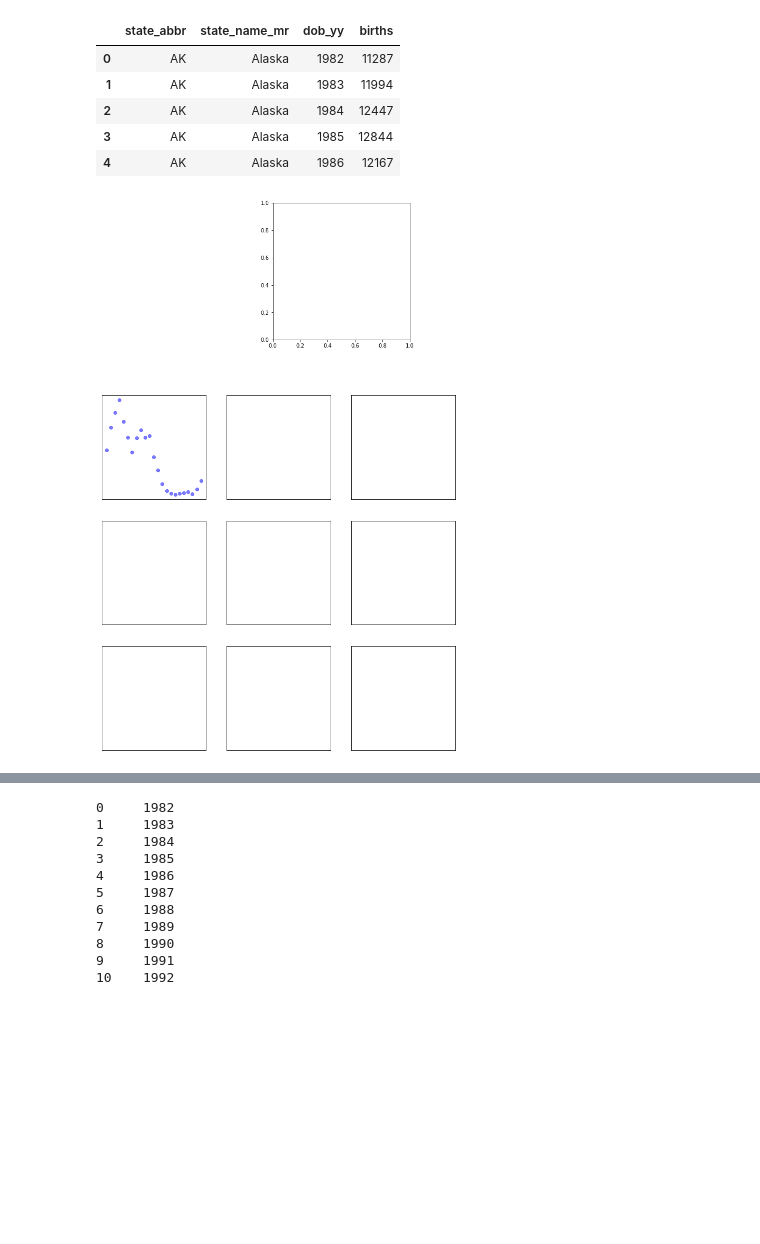
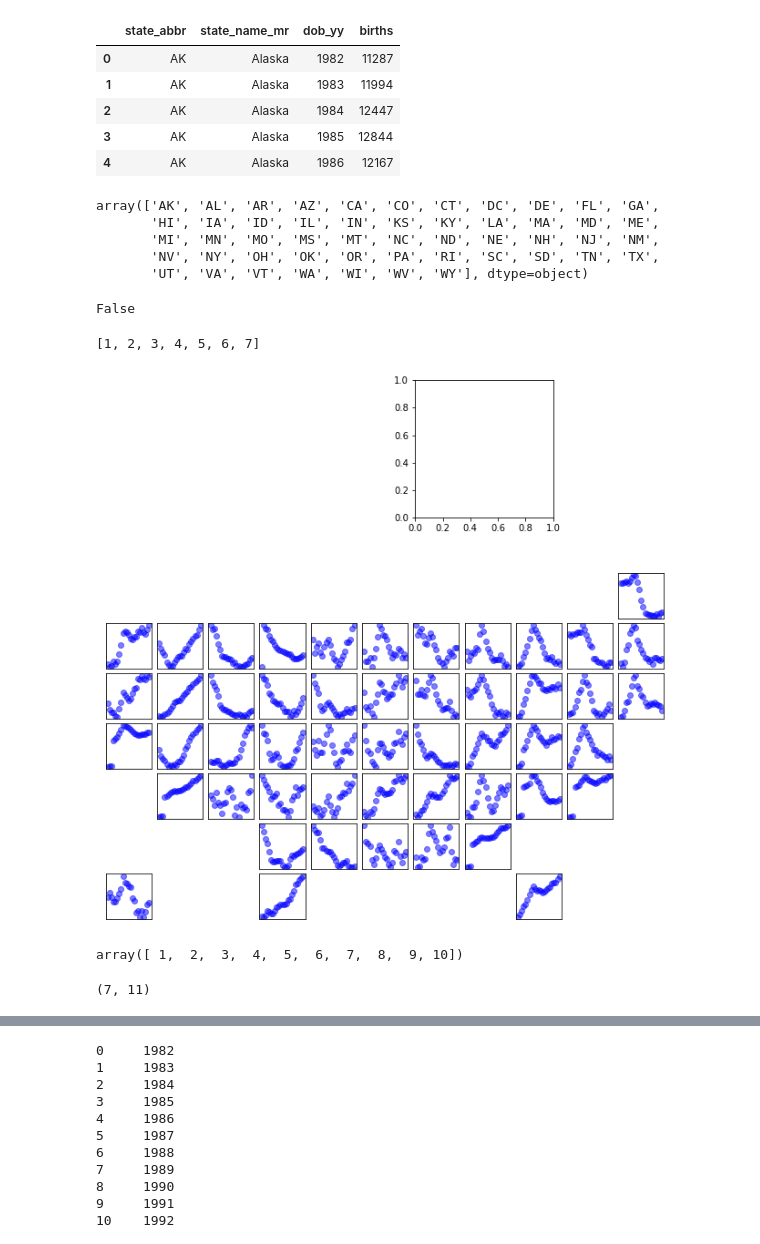
Before and after one commit to tvhahn/cdc-birth-data, a Jupyter notebook: notebooks/scratch/2.0_tile-grid-map.ipynb, the cells around one changed output, grey strips where cells are left out. Saved outputs shown, nothing was run; the diff lists cells and outputs as text; code cells hidden in the pictures; blank space fills up the shorter version.

Commit message:
Build basic USA grid

```diff
--- a/notebooks/scratch/2.0_tile-grid-map.ipynb
+++ b/notebooks/scratch/2.0_tile-grid-map.ipynb
@@ -80,3 +80,11 @@ df.head()
 | 2 | AK | Alaska | 1984 | 12447 |
 | 3 | AK | Alaska | 1985 | 12844 |
 | 4 | AK | Alaska | 1986 | 12167 |
+# %%
+df['state_abbr'].unique()
+# %% [output]
+array(['AK', 'AL', 'AR', 'AZ', 'CA', 'CO', 'CT', 'DC', 'DE', 'FL', 'GA',
+       'HI', 'IA', 'ID', 'IL', 'IN', 'KS', 'KY', 'LA', 'MA', 'MD', 'ME',
+       'MI', 'MN', 'MO', 'MS', 'MT', 'NC', 'ND', 'NE', 'NH', 'NJ', 'NM',
+       'NV', 'NY', 'OH', 'OK', 'OR', 'PA', 'RI', 'SC', 'SD', 'TN', 'TX',
+       'UT', 'VA', 'VT', 'WA', 'WI', 'WV', 'WY'], dtype=object)
@@ -83,31 +136,55 @@ df.head()
+# %%
+(1,25) in list(state_grid_dict.keys())
+# %% [output]
+False
+# %%
+list(range(1,8))
+# %% [output]
+[1, 2, 3, 4, 5, 6, 7]
 # %%
 # square subplots https://matplotlib.org/devdocs/gallery/subplots_axes_and_figures/axes_box_aspect.html#box-aspect-for-many-subplots
-fig, ax = plt.subplots(3,3, figsize=(12, 12), subplot_kw=dict(box_aspect=1))
+fig, ax = plt.subplots(nrows=7,ncols=11, figsize=(11, 7),
+    subplot_kw=dict(box_aspect=1),
+    gridspec_kw = {'wspace':0.1, 'hspace':0.1},
+    # sharex=True, sharey=True
+    )
 # fig.tight_layout()
 
 # make each individual subplot tight to each other
 # fig.subplots_adjust(hspace=0.1, wspace=0.1)
-fig.subplots_adjust(bottom=0.1,)
+# fig.subplots_adjust(bottom=0.1,)
 
 # set the aspect ratio for each subplot to 1.0
 # for axi in fig.axes:
 #     axi.set_aspect('equal')
 
 dft = df[df['state_abbr']=='AK']
 
-ax[0,0].plot(dft['dob_yy'], dft['births'], 'o', color='blue', alpha=0.5)
+for row in range(0,7):
+    for col in range(0,11):
+        if (row,col) in list(state_grid_dict.keys()):
+            dft = df[df['state_abbr']==state_grid_dict[(row,col)]]
+            ax[row,col].plot(dft['dob_yy'], dft['births'], 'o', color='blue', alpha=0.5)
+        else:
+            ax[row,col].axis('off')
+
+# ax[0,1].plot(dft['dob_yy'], dft['births'], 'o', color='blue', alpha=0.5)
 
 # [x0, y0, width, height]
-ax2 =fig.add_axes([0.5,1,0.3,0.3])
+ax2 =fig.add_axes([0.5,1.0,0.3,0.3], aspect='equal')
 
 
 # # remove all axes labels and ticks
 for axi in ax.flat:
     axi.set(xticks=[], yticks=[])
     # axi.set_aspect('equal')
 # save the figure as a PNG
 # fig.savefig('births_by_state_dob_yy.png', bbox_inches='tight', dpi=300)
 
 plt.show()
 # %% [output]
-[figure, old version]
+[figure, new version]
+# %%
+np.arange(1,11)
+# %% [output]
+array([ 1,  2,  3,  4,  5,  6,  7,  8,  9, 10])
@@ -113,0 +193,4 @@ plt.show()
+# %%
+row_index.shape
+# %% [output]
+(7, 11)
```
Also changed, not shown: parts of 4 cells of this notebook.
